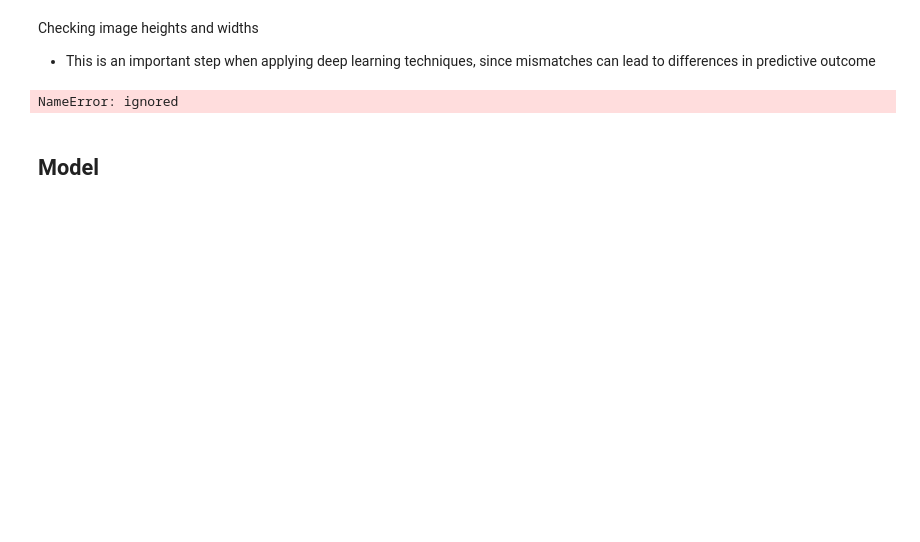
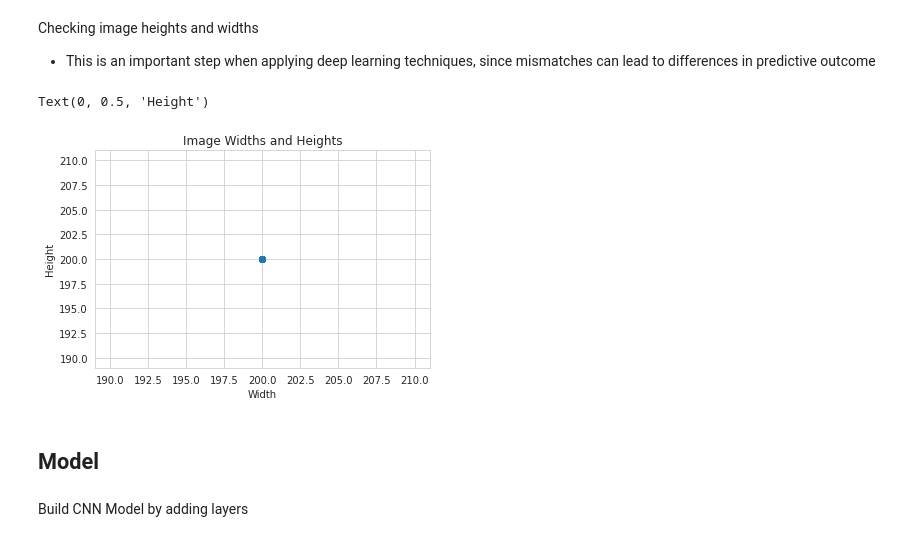
Before and after one commit to rlq3fm/DS-4002-project2, a Jupyter notebook: src/Project2.ipynb, the cells around one changed output. Cells and saved outputs as stored; diff of their text form; code cells hidden in the pictures; blank space fills up the shorter version.

```diff
--- a/src/Project2.ipynb
+++ b/src/Project2.ipynb
@@ -217,33 +265,30 @@ plt.show()
 # %% [markdown]
 Checking image heights and widths
 - This is an important step when applying deep learning techniques, since mismatches can lead to differences in predictive outcome
-# %%
-# Creating dictionaries of image dimensions for test/train
-
-directories = {'Train': train,
-'Test': test}
-
-def get_dims(file):
-  '''Returns dimenstions for an RBG image'''
-  im = Image.open(file)
-  arr = np.array(im)
-  h,w,d = arr.shape
-  return h,w
-
-# creating loop that will iterate through folders in the dictionary and
-# return dimensions of each image which will be added to a df for plotting
-
-for n,d in directories.items():
-  filepath = d
-  filelist = [filepath + f for f in os.listdir(filepath)]
-  dims = bag.from_sequence(filelist).map(get_dims)
-  with diagnostics.ProgressBar():
-    dims = dims.compute()
-    dim_df = pd.DataFrame(dims, columns=['height', 'width'])
-    sizes = dim_df.groupby(['height', 'width']).size().reset_index().rename(columns={0:'count'})
-    sizes.plot.scatter(x='width', y='height');
-    plt.title('Image Sizes (pixels) | {}'.format(n))
-# %% [output]
-NameError: ignored
+# %%
+
+# Following cv2 package to check image shapes
+## already set sizes to 200 earlier but double-checking to be sure
+
+
+img_shapes = pd.DataFrame(columns=["width","height"])
+
+for image in train_img_data:
+  h,w,c = image.shape
+  width_height = pd.DataFrame({'width':[w],'height':[h]})
+  img_shapes = pd.concat([img_shapes,width_height])
+
+img_shapes.head()
+
+
+plt.scatter(img_shapes['width'],img_shapes['height'])
+plt.title("Image Widths and Heights")
+plt.xlabel("Width")
+plt.ylabel("Height")
+# %% [output]
+Text(0, 0.5, 'Height')
+[figure, added]
 # %% [markdown]
 ## Model
+# %% [markdown]
+Build CNN Model by adding layers
```
Also changed, not shown: parts of 24 cells of this notebook.
